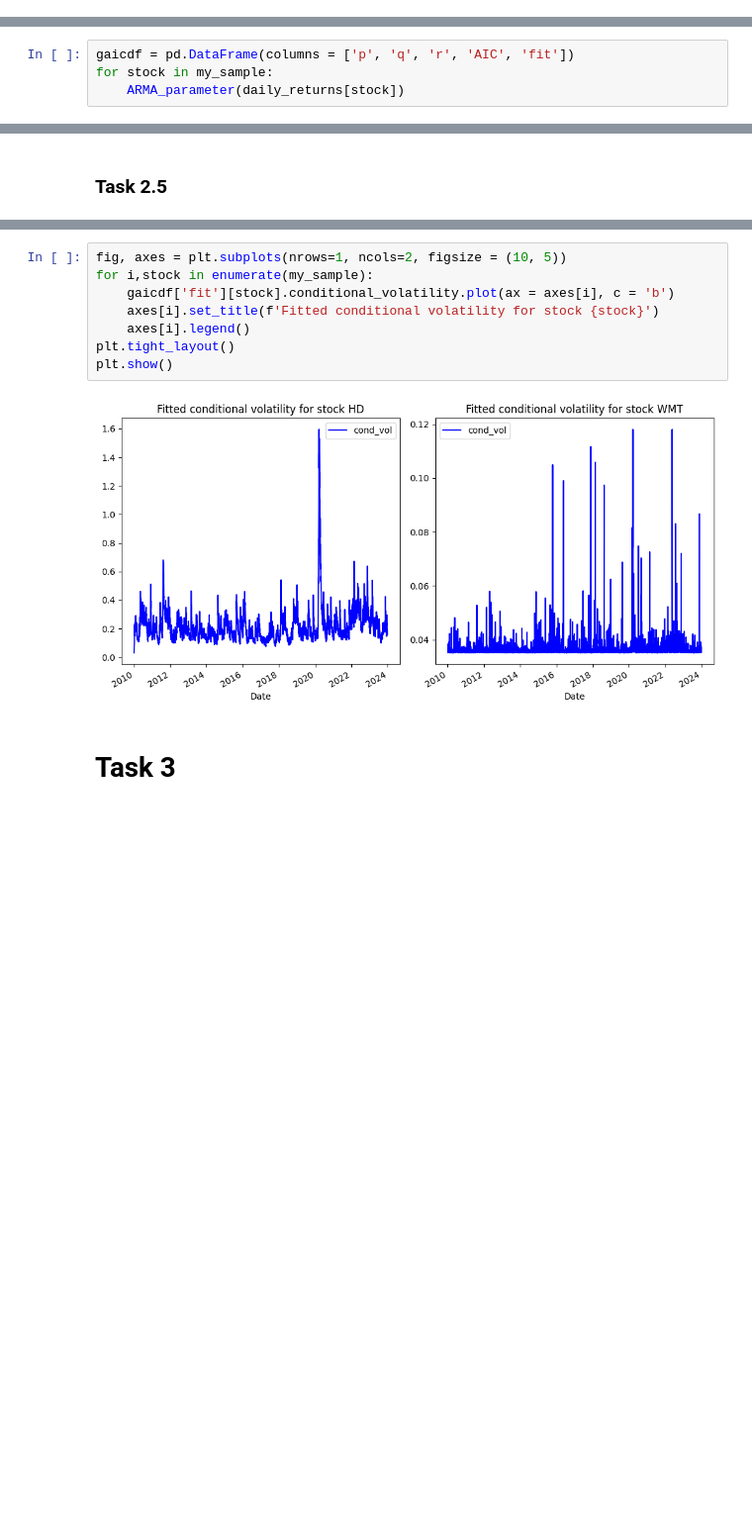
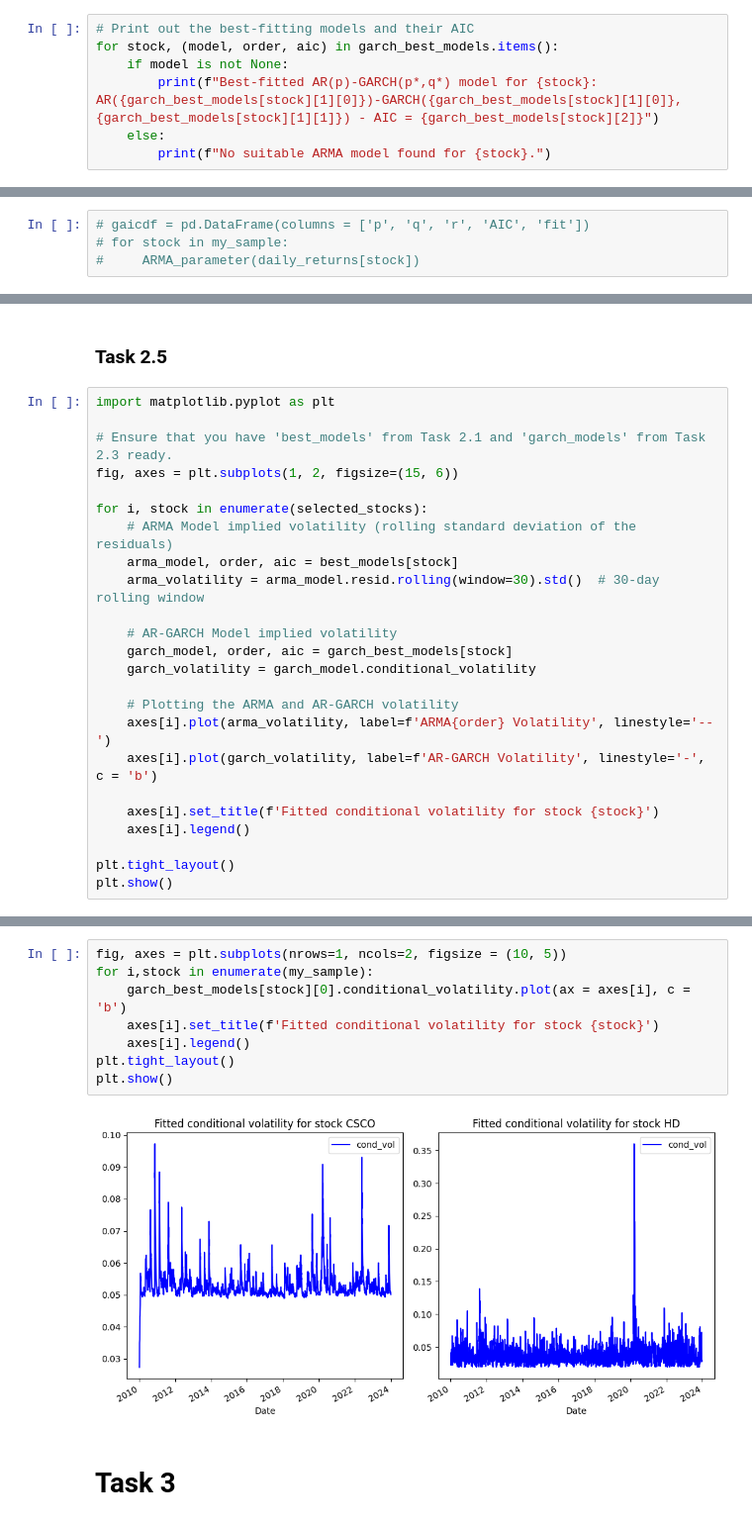
Before and after one commit to VijayaranganPR/Individual-Project, a Jupyter notebook: project.ipynb, the cells around one changed output, grey strips where cells are left out. Shown at 99% size. Cells and saved outputs as stored; diff of their text form; blank space fills up the shorter version.

```diff
--- a/project.ipynb
+++ b/project.ipynb
@@ -303,0 +444,7 @@ plt.tight_layout()
+# %%
+# Print out the best-fitting models and their AIC
+for stock, (model, order, aic) in garch_best_models.items():
+    if model is not None:
+        print(f"Best-fitted AR(p)-GARCH(p*,q*) model for {stock}: AR({garch_best_models[stock][1][0]})-GARCH({garch_best_models[stock][1][0]},{garch_best_models[stock][1][1]}) - AIC = {garch_best_models[stock][2]}")
+    else:
+        print(f"No suitable ARMA model found for {stock}.")
@@ -322,4 +481,4 @@ def ARMA_parameter(returns):
 # %%
-gaicdf = pd.DataFrame(columns = ['p', 'q', 'r', 'AIC', 'fit'])
-for stock in my_sample:
-    ARMA_parameter(daily_returns[stock])
+# gaicdf = pd.DataFrame(columns = ['p', 'q', 'r', 'AIC', 'fit'])
+# for stock in my_sample:
+#     ARMA_parameter(daily_returns[stock])
@@ -495,2 +562,26 @@ plt.tight_layout()
 # %% [markdown]
 ### Task 2.5
+# %%
+import matplotlib.pyplot as plt
+
+# Ensure that you have 'best_models' from Task 2.1 and 'garch_models' from Task 2.3 ready.
+fig, axes = plt.subplots(1, 2, figsize=(15, 6))
+
+for i, stock in enumerate(selected_stocks):
+    # ARMA Model implied volatility (rolling standard deviation of the residuals)
+    arma_model, order, aic = best_models[stock]
+    arma_volatility = arma_model.resid.rolling(window=30).std()  # 30-day rolling window
+
+    # AR-GARCH Model implied volatility
+    garch_model, order, aic = garch_best_models[stock]
+    garch_volatility = garch_model.conditional_volatility
+
+    # Plotting the ARMA and AR-GARCH volatility
+    axes[i].plot(arma_volatility, label=f'ARMA{order} Volatility', linestyle='--')
+    axes[i].plot(garch_volatility, label=f'AR-GARCH Volatility', linestyle='-', c = 'b')
+
+    axes[i].set_title(f'Fitted conditional volatility for stock {stock}')
+    axes[i].legend()
+
+plt.tight_layout()
+plt.show()
@@ -497,13 +594,13 @@ plt.tight_layout()
 # %%
 fig, axes = plt.subplots(nrows=1, ncols=2, figsize = (10, 5))
 for i,stock in enumerate(my_sample):
-    gaicdf['fit'][stock].conditional_volatility.plot(ax = axes[i], c = 'b')
+    garch_best_models[stock][0].conditional_volatility.plot(ax = axes[i], c = 'b')
     axes[i].set_title(f'Fitted conditional volatility for stock {stock}')
     axes[i].legend()
 plt.tight_layout()
 plt.show()
 # %% [output]
-[figure, old version]
+[figure, new version]
 # %% [markdown]
 # Task 3
 # %% [markdown]
```
Also changed, not shown: parts of 33 cells of this notebook.
